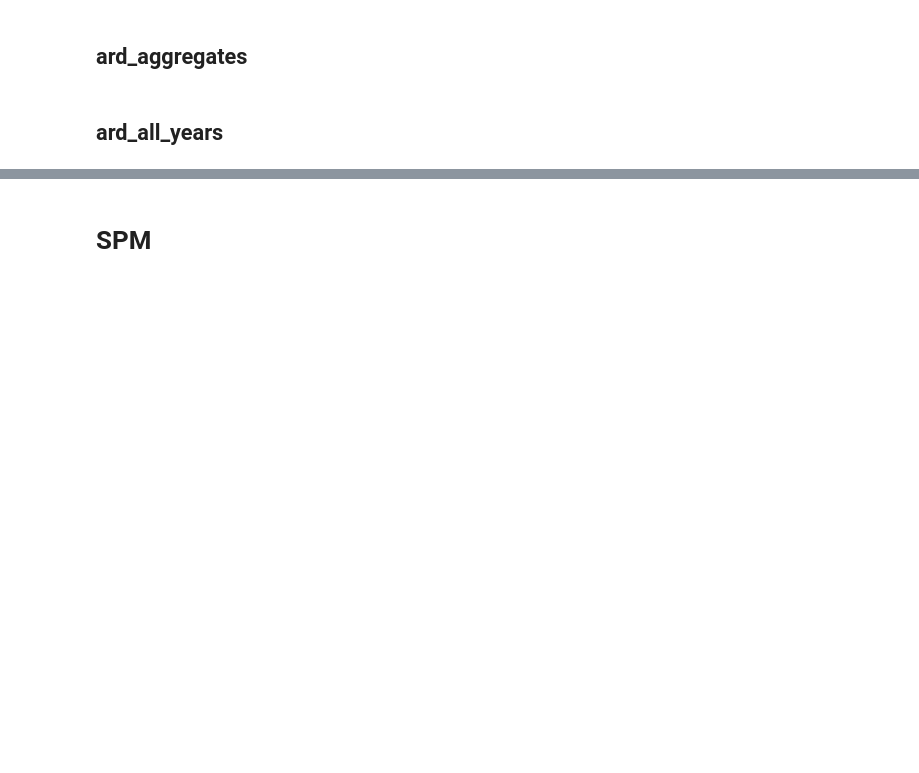
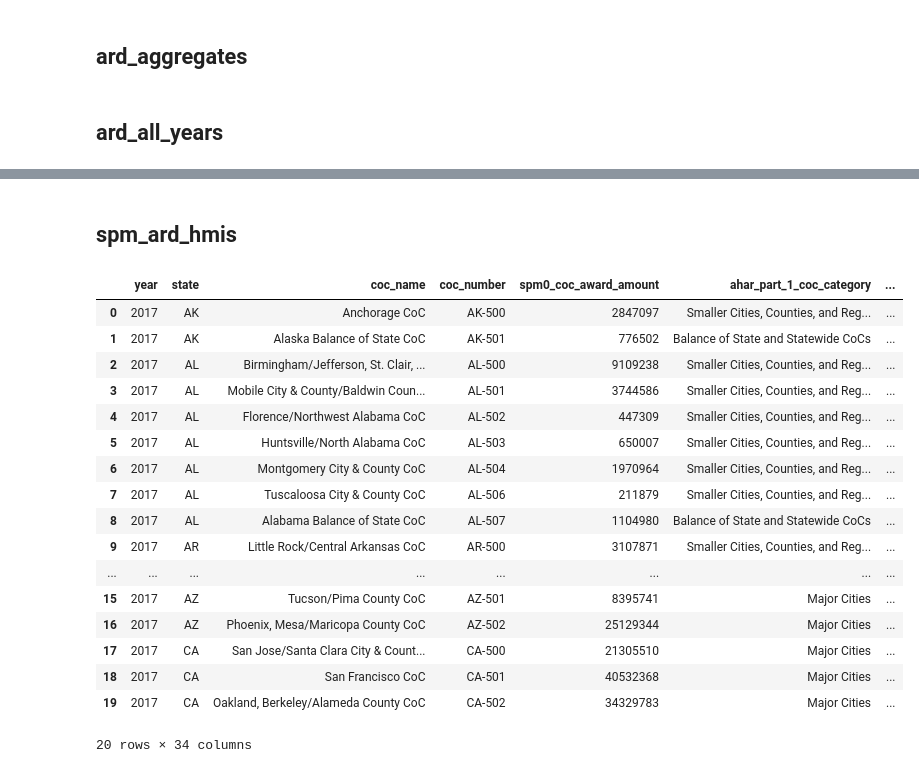
Before and after one commit to daniels241/UCLAx-Data-Science-Project, a Jupyter notebook: Notebooks/Loading Datasets.ipynb, the cells around one changed output, grey strips where cells are left out. Saved outputs shown, nothing was run; the diff lists cells and outputs as text; code cells hidden in the pictures; blank space fills up the shorter version.

```diff
--- a/Notebooks/Loading Datasets.ipynb
+++ b/Notebooks/Loading Datasets.ipynb
@@ -396,2 +402,24 @@ ard_all_years.head(20)
 # %% [markdown]
-# SPM
+## spm_ard_hmis
+# %%
+spm_ard_hmis = pd.read_csv('spm_ard_hmis.csv')
+spm_ard_hmis.head(20)
+# %% [output]
+|  | year | state | coc_name | coc_number | spm0_coc_award_amount | ahar_part_1_coc_category | ... |
+| 0 | 2017 | AK | Anchorage CoC | AK-500 | 2847097 | Smaller Cities, Counties, and Reg... | ... |
+| 1 | 2017 | AK | Alaska Balance of State CoC | AK-501 | 776502 | Balance of State and Statewide CoCs | ... |
+| 2 | 2017 | AL | Birmingham/Jefferson, St. Clair, ... | AL-500 | 9109238 | Smaller Cities, Counties, and Reg... | ... |
+| 3 | 2017 | AL | Mobile City & County/Baldwin Coun... | AL-501 | 3744586 | Smaller Cities, Counties, and Reg... | ... |
+| 4 | 2017 | AL | Florence/Northwest Alabama CoC | AL-502 | 447309 | Smaller Cities, Counties, and Reg... | ... |
+| 5 | 2017 | AL | Huntsville/North Alabama CoC | AL-503 | 650007 | Smaller Cities, Counties, and Reg... | ... |
+| 6 | 2017 | AL | Montgomery City & County CoC | AL-504 | 1970964 | Smaller Cities, Counties, and Reg... | ... |
+| 7 | 2017 | AL | Tuscaloosa City & County CoC | AL-506 | 211879 | Smaller Cities, Counties, and Reg... | ... |
+| 8 | 2017 | AL | Alabama Balance of State CoC | AL-507 | 1104980 | Balance of State and Statewide CoCs | ... |
+| 9 | 2017 | AR | Little Rock/Central Arkansas CoC | AR-500 | 3107871 | Smaller Cities, Counties, and Reg... | ... |
+| ... | ... | ... | ... | ... | ... | ... | ... |
+| 15 | 2017 | AZ | Tucson/Pima County CoC | AZ-501 | 8395741 | Major Cities | ... |
+| 16 | 2017 | AZ | Phoenix, Mesa/Maricopa County CoC | AZ-502 | 25129344 | Major Cities | ... |
+| 17 | 2017 | CA | San Jose/Santa Clara City & Count... | CA-500 | 21305510 | Major Cities | ... |
+| 18 | 2017 | CA | San Francisco CoC | CA-501 | 40532368 | Major Cities | ... |
+| 19 | 2017 | CA | Oakland, Berkeley/Alameda County CoC | CA-502 | 34329783 | Major Cities | ... |
+20 rows × 34 columns
```
Also changed, not shown: parts of 5 cells of this notebook, 9 other files.
